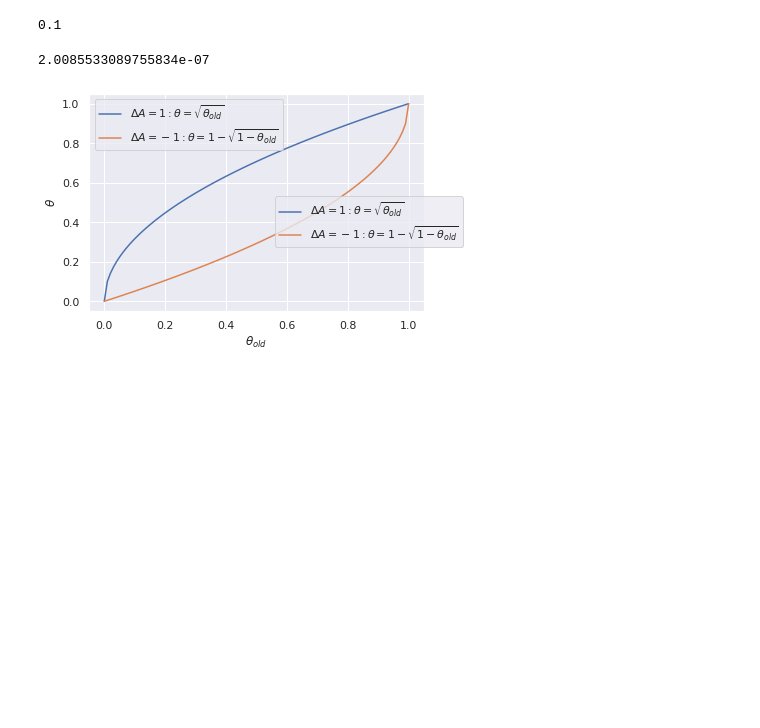
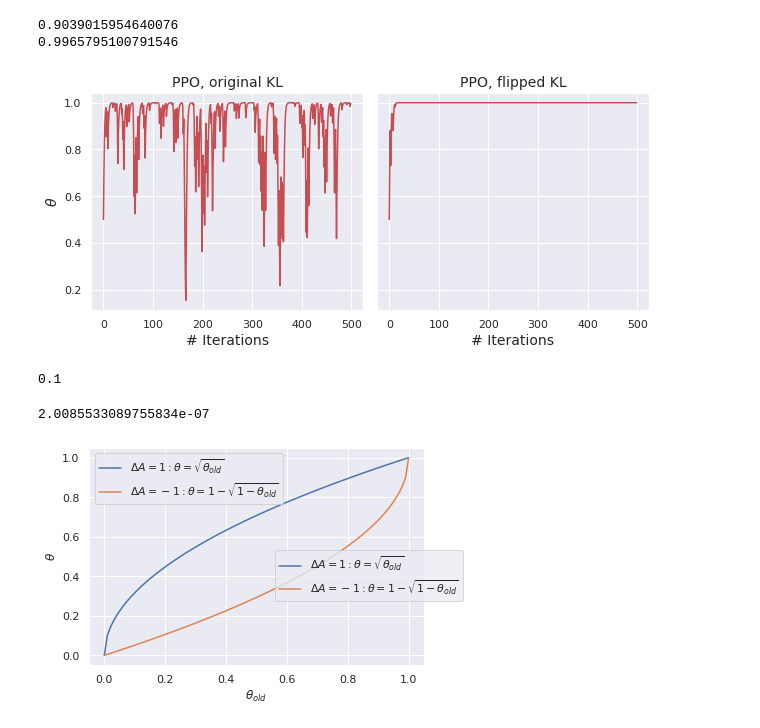
Before and after one commit to chloechsu/code-for-paper, a Jupyter notebook: analysis/two_actions_simulation.ipynb, the cells around one changed output. Drawn from its saved outputs; the diff is of its cells as text; code cells hidden in the pictures; blank space fills up the shorter version.

```diff
--- a/analysis/two_actions_simulation.ipynb
+++ b/analysis/two_actions_simulation.ipynb
@@ -44,3 +44,39 @@ plt.show()
+# %%
+n = 500
+fig, axes = plt.subplots(1, 2, figsize=(10,4), sharey=True)
+
+thetas = np.zeros(n)
+thetas[0] = 0.5
+adv_sgn = np.zeros(n)
+for i in range(0, n-1):
+    if np.random.rand() <= 0.8:
+        thetas[i+1] = np.sqrt(thetas[i])
+    else:
+        thetas[i+1] = 1 - np.sqrt(1-thetas[i])
+sns.lineplot(x=np.arange(n),y=thetas,ax=axes[0], color='r')
+print(np.mean(thetas))
+thetas = np.zeros(n)
+thetas[0] = 0.5
+for i in range(0, n-1):
+    if np.random.rand() <= 0.8:
+        thetas[i+1] = thetas[i] * np.exp(0.5) / (
+            thetas[i] * np.exp(0.5) + (1-thetas[i]) * np.exp(-0.5))
+    else:
+        thetas[i+1] = thetas[i] * np.exp(-0.5) / (
+            (1-thetas[i]) * np.exp(0.5) + thetas[i] * np.exp(-0.5))
+sns.lineplot(x=np.arange(n),y=thetas,ax=axes[1], color='r')
+print(np.mean(thetas))
+axes[0].set_ylabel(r'$\theta$', fontsize=14)
+axes[0].set_xlabel('# Iterations', fontsize=14)
+axes[1].set_xlabel('# Iterations', fontsize=14)
+axes[0].set_title('PPO, original KL', fontsize=14)
+axes[1].set_title('PPO, flipped KL', fontsize=14)
+plt.subplots_adjust(wspace=0.05)
+plt.show()
+# %% [output]
+0.9039015954640076
+0.9965795100791546
+[figure, added]
 # %%
 def mw_transform(theta, sgn):
     if sgn > 0:
```
Also changed, not shown: parts of 1 cell of this notebook, 31 other files.
